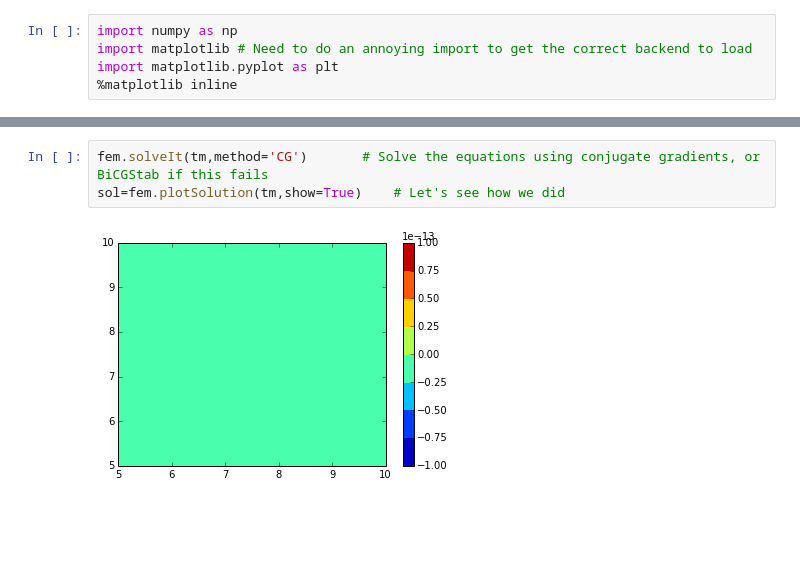
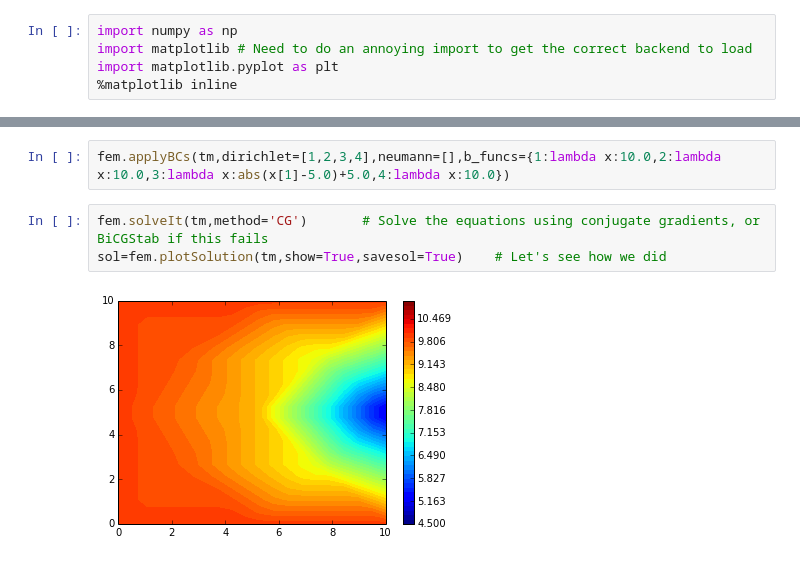
Before and after one commit to dlilien/ess_523, a Jupyter notebook: 524_mesh_demo.ipynb, the cells around one changed output, grey strips where cells are left out. Cells and saved outputs as stored; diff of their text form; blank space fills up the shorter version.

Commit message:
working dirichlet

```diff
--- a/524_mesh_demo.ipynb
+++ b/524_mesh_demo.ipynb
@@ -38,5 +68,7 @@ plt.spy(tm.matrix) # Is this matrix really sparse?
+# %%
+fem.applyBCs(tm,dirichlet=[1,2,3,4],neumann=[],b_funcs={1:lambda x:10.0,2:lambda x:10.0,3:lambda x:abs(x[1]-5.0)+5.0,4:lambda x:10.0})
 # %%
 fem.solveIt(tm,method='CG')       # Solve the equations using conjugate gradients, or BiCGStab if this fails
-sol=fem.plotSolution(tm,show=True)    # Let's see how we did
+sol=fem.plotSolution(tm,show=True,savesol=True)    # Let's see how we did
 # %% [output]
-[figure, old version]
+[figure, new version]
```
Also changed, not shown: parts of 14 cells of this notebook, 5 other files.
